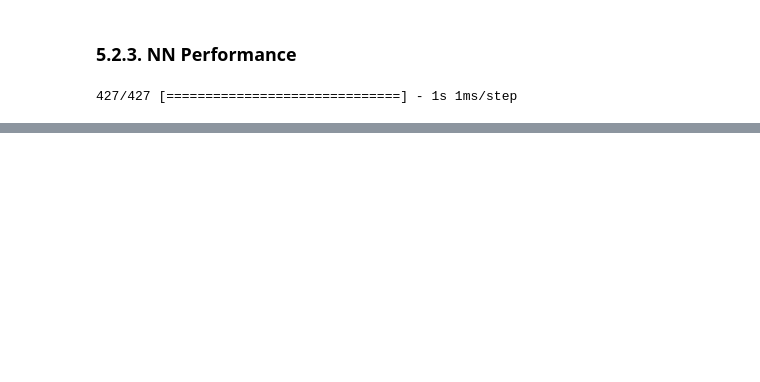
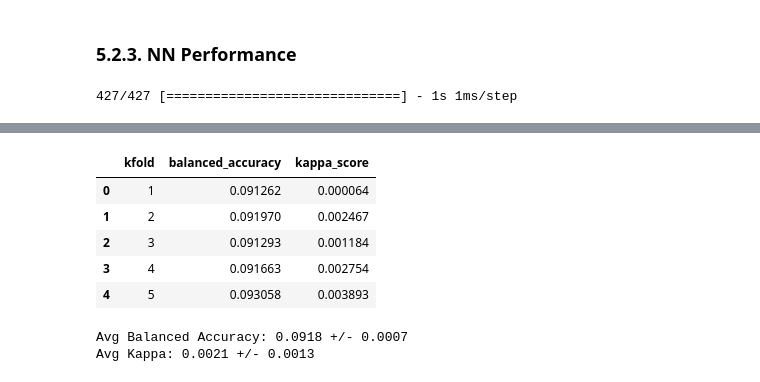
Before and after one commit to felipefvasconcelos/airbnb_destination_prediction, a Jupyter notebook: notebooks/0.0.kickoff-project.ipynb, the cells around one changed output, grey strips where cells are left out. Drawn from its saved outputs; the diff is of its cells as text; code cells hidden in the pictures; blank space fills up the shorter version.

```diff
--- a/notebooks/0.0.kickoff-project.ipynb
+++ b/notebooks/0.0.kickoff-project.ipynb
@@ -42,8 +43,9 @@ from scikitplot import metrics         as mt
 # %% [markdown]
 ## 0.2. Loading Data
 # %%
-df_raw = pd.read_csv('/home/felipe/repos/ds_em_classificacao/datasets/data_raw/training_users.csv')
-# df_sessions = pd.read_csv('datasets/data_raw/sessions.csv')
+path = '/home/felipe/repos/ds_em_classificacao/'
+df_raw = pd.read_csv(path + 'datasets/data_raw/training_users.csv', low_memory=True)
+# df_sessions = pd.read_csv(path + 'datasets/data_raw/sessions.csv', low_memory=True)
 # %% [markdown]
 # 1.0. Data Description
 # %%
@@ -335,0 +409,18 @@ weighted avg       0.54      0.71      0.59     13635
+# %%
+results_cv = pd.DataFrame(metrics, columns=['kfold', 'balanced_accuracy', 'kappa_score'])
+results_cv
+# %% [output]
+|  | kfold | balanced_accuracy | kappa_score |
+| 0 | 1 | 0.091262 | 0.000064 |
+| 1 | 2 | 0.091970 | 0.002467 |
+| 2 | 3 | 0.091293 | 0.001184 |
+| 3 | 4 | 0.091663 | 0.002754 |
+| 4 | 5 | 0.093058 | 0.003893 |
+# %%
+print('Avg Balanced Accuracy: {} +/- {}'.format(np.round(np.mean(balanced_acc_list), 4),
+                                                np.round(np.std(balanced_acc_list), 4)))
+print('Avg Kappa: {} +/- {}'. format(np.round(np.mean(kappa_list), 4),
+                                     np.round(np.std(kappa_list), 4)))
+# %% [output]
+Avg Balanced Accuracy: 0.0918 +/- 0.0007
+Avg Kappa: 0.0021 +/- 0.0013
```
Also changed, not shown: parts of 7 cells of this notebook.
